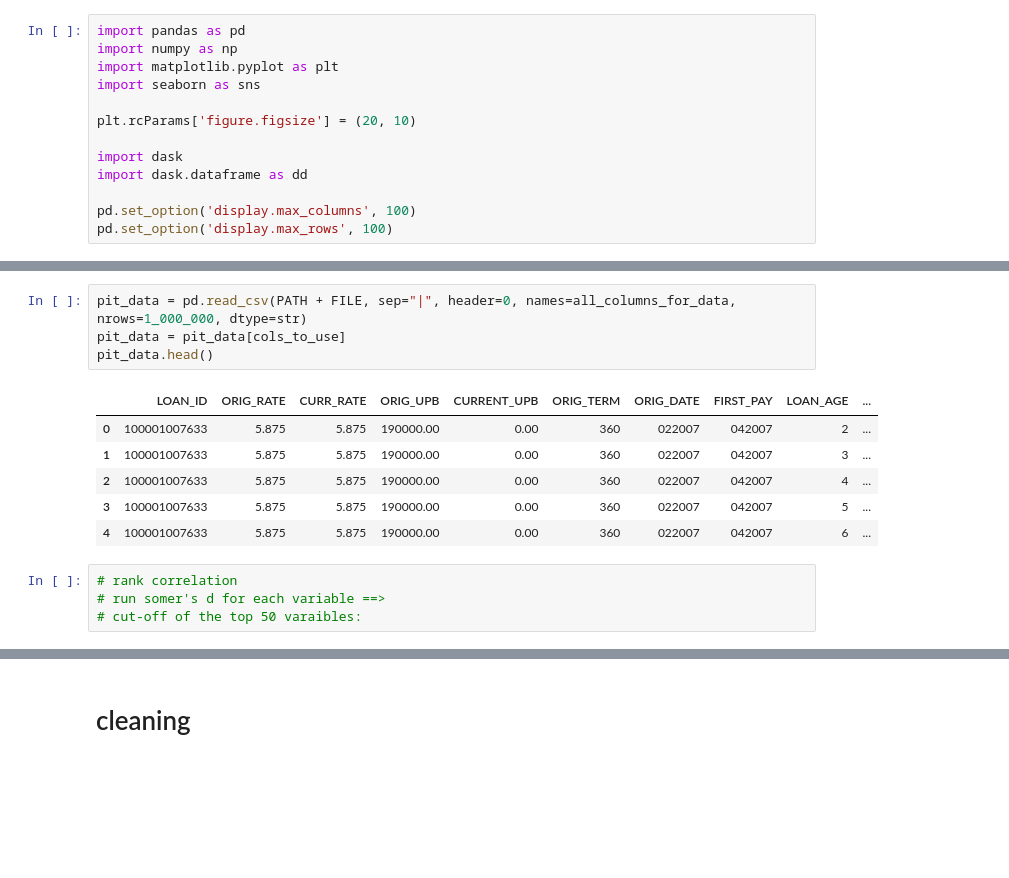
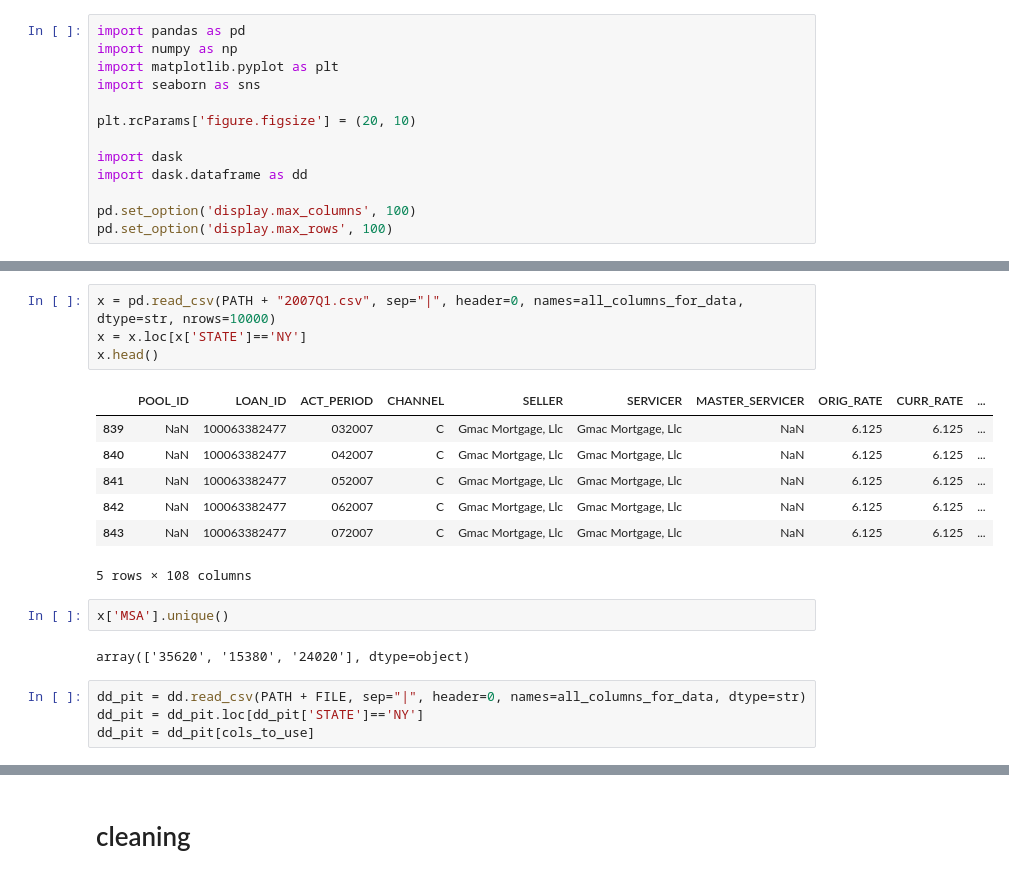
Before and after one commit to elevsev/credit_risk_stuff, a Jupyter notebook: pit_vs_ttc/eda copy.ipynb, the cells around one changed output, grey strips where cells are left out. Saved outputs shown, nothing was run; the diff lists cells and outputs as text; blank space fills up the shorter version.

```diff
--- a/pit_vs_ttc/eda copy.ipynb
+++ b/pit_vs_ttc/eda copy.ipynb
@@ -122,15 +137,20 @@ cols_to_use = [
+# %%
+x = pd.read_csv(PATH + "2007Q1.csv", sep="|", header=0, names=all_columns_for_data, dtype=str, nrows=10000)
+x = x.loc[x['STATE']=='NY']
+x.head()
+# %% [output]
+|  | POOL_ID | LOAN_ID | ACT_PERIOD | CHANNEL | SELLER | SERVICER | MASTER_SERVICER | ORIG_RATE | CURR_RATE | ... |
+| 839 | NaN | 100063382477 | 032007 | C | Gmac Mortgage, Llc | Gmac Mortgage, Llc | NaN | 6.125 | 6.125 | ... |
+| 840 | NaN | 100063382477 | 042007 | C | Gmac Mortgage, Llc | Gmac Mortgage, Llc | NaN | 6.125 | 6.125 | ... |
+| 841 | NaN | 100063382477 | 052007 | C | Gmac Mortgage, Llc | Gmac Mortgage, Llc | NaN | 6.125 | 6.125 | ... |
+| 842 | NaN | 100063382477 | 062007 | C | Gmac Mortgage, Llc | Gmac Mortgage, Llc | NaN | 6.125 | 6.125 | ... |
+| 843 | NaN | 100063382477 | 072007 | C | Gmac Mortgage, Llc | Gmac Mortgage, Llc | NaN | 6.125 | 6.125 | ... |
+5 rows × 108 columns
+# %%
+x['MSA'].unique()
+# %% [output]
+array(['35620', '15380', '24020'], dtype=object)
 # %%
-pit_data = pd.read_csv(PATH + FILE, sep="|", header=0, names=all_columns_for_data, nrows=1_000_000, dtype=str)
-pit_data = pit_data[cols_to_use]
-pit_data.head()
+dd_pit = dd.read_csv(PATH + FILE, sep="|", header=0, names=all_columns_for_data, dtype=str)
+dd_pit = dd_pit.loc[dd_pit['STATE']=='NY']
+dd_pit = dd_pit[cols_to_use]
-# %% [output]
-|  | LOAN_ID | ORIG_RATE | CURR_RATE | ORIG_UPB | CURRENT_UPB | ORIG_TERM | ORIG_DATE | FIRST_PAY | LOAN_AGE | ... |
-| 0 | 100001007633 | 5.875 | 5.875 | 190000.00 | 0.00 | 360 | 022007 | 042007 | 2 | ... |
-| 1 | 100001007633 | 5.875 | 5.875 | 190000.00 | 0.00 | 360 | 022007 | 042007 | 3 | ... |
-| 2 | 100001007633 | 5.875 | 5.875 | 190000.00 | 0.00 | 360 | 022007 | 042007 | 4 | ... |
-| 3 | 100001007633 | 5.875 | 5.875 | 190000.00 | 0.00 | 360 | 022007 | 042007 | 5 | ... |
-| 4 | 100001007633 | 5.875 | 5.875 | 190000.00 | 0.00 | 360 | 022007 | 042007 | 6 | ... |
-# %%
-# rank correlation
-# run somer's d for each variable ==>
-# cut-off of the top 50 varaibles:
```
Also changed, not shown: parts of 60 cells of this notebook.
